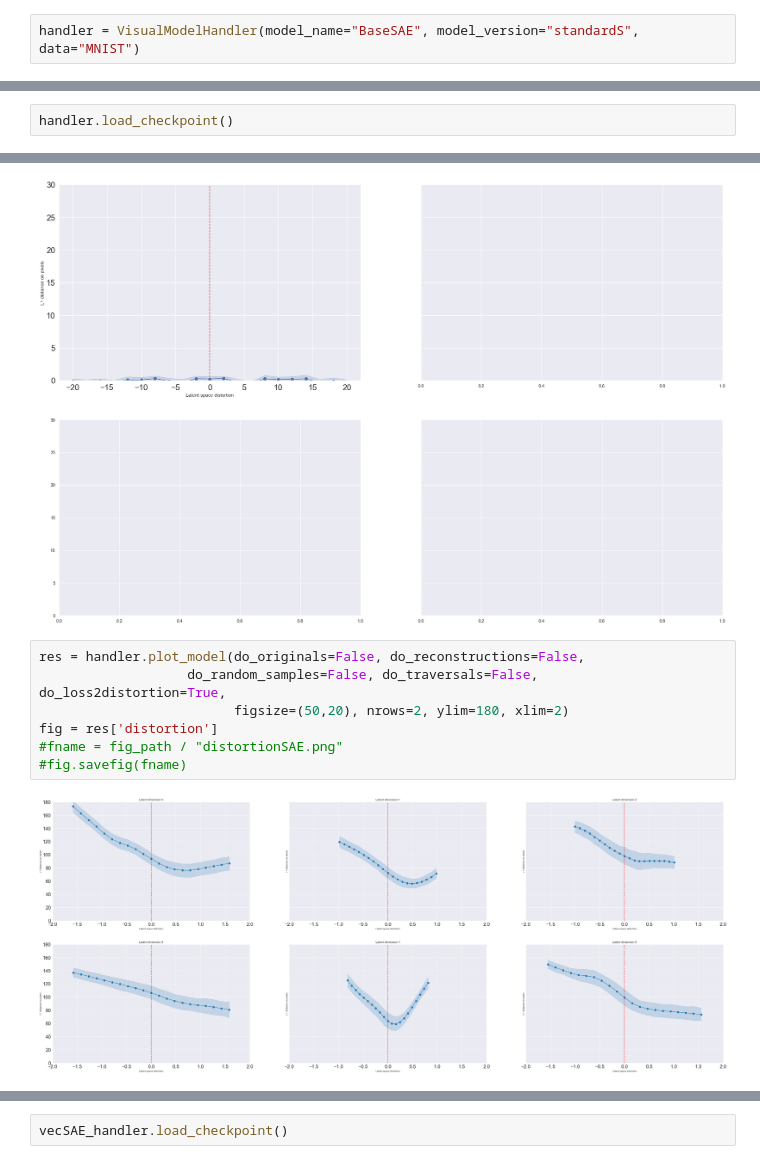
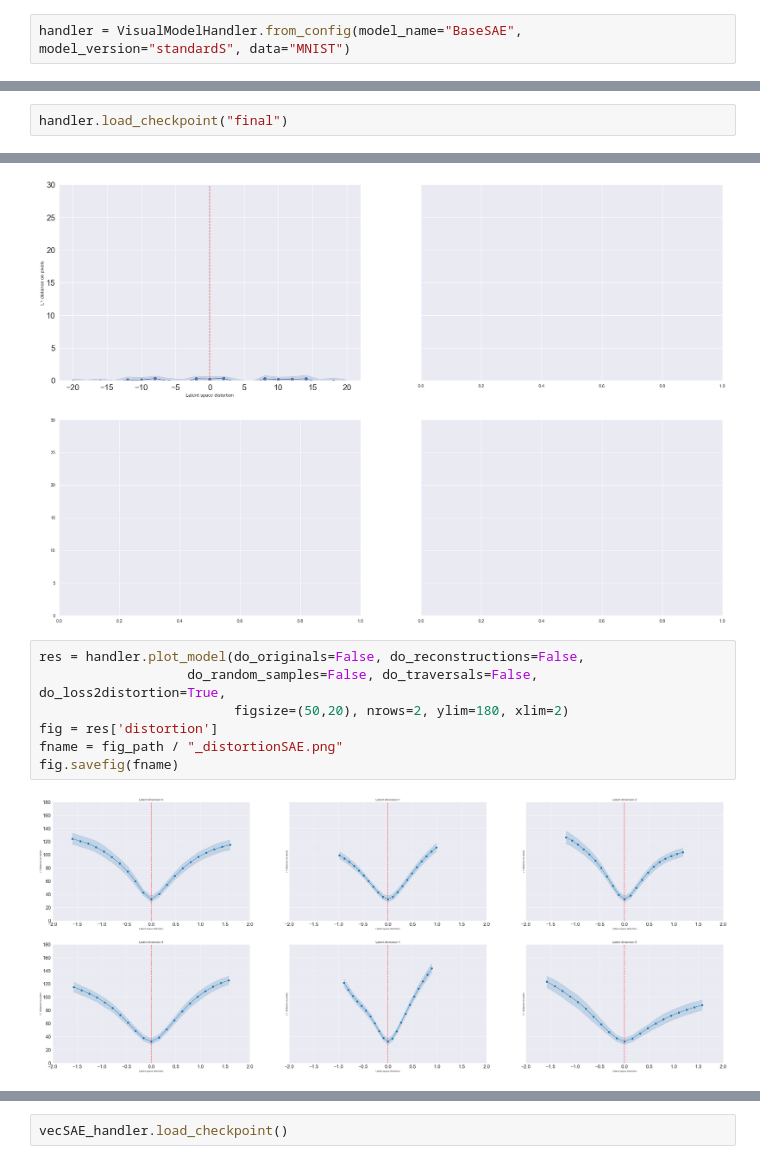
Before and after one commit to GiuliaLanzillotta/CausalAE, a Jupyter notebook: visualisations/test_features.ipynb, the cells around one changed output, grey strips where cells are left out. Cells and saved outputs as stored; diff of their text form.

```diff
--- a/visualisations/test_features.ipynb
+++ b/visualisations/test_features.ipynb
@@ -360,6 +72,6 @@ plots["random_samples"]
 # %% [markdown]
 ---
 # %%
-handler = VisualModelHandler(model_name="BaseSAE", model_version="standardS", data="MNIST")
+handler = VisualModelHandler.from_config(model_name="BaseSAE", model_version="standardS", data="MNIST")
 # %% [output]
 configs/models/BaseSAE/standardS.yaml
@@ -369,3 +79,3 @@ BaseSAE model loaded.
 # %%
-handler.load_checkpoint()
+handler.load_checkpoint("final")
 # %% [output]
@@ -509,12 +261,12 @@ axi.tick_params(axis="y", labelsize=20)
 # %%
 res = handler.plot_model(do_originals=False, do_reconstructions=False,
                    do_random_samples=False, do_traversals=False, do_loss2distortion=True,
                          figsize=(50,20), nrows=2, ylim=180, xlim=2)
 fig = res['distortion']
-#fname = fig_path / "distortionSAE.png"
-#fig.savefig(fname)
+fname = fig_path / "_distortionSAE.png"
+fig.savefig(fname)
 # %% [output]
-[figure, old version]
+[figure, new version]
 # %%
 res = handlerESAE.plot_model(do_originals=False, do_reconstructions=False,
                    do_random_samples=False, do_traversals=False, do_loss2distortion=True,
```
Also changed, not shown: parts of 86 cells of this notebook, 21 other files.
